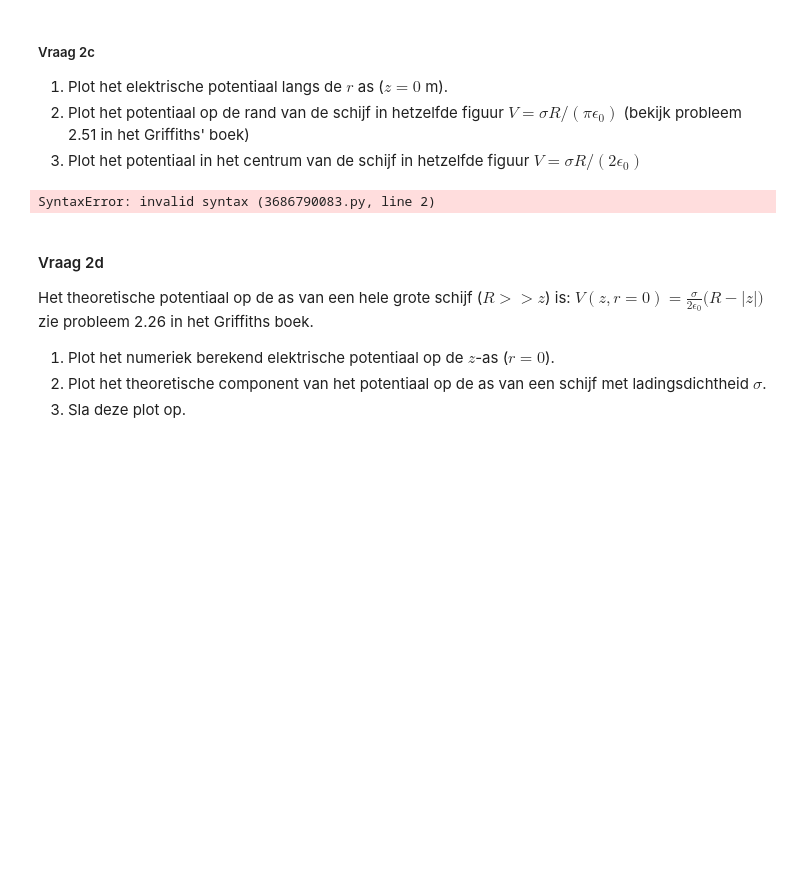
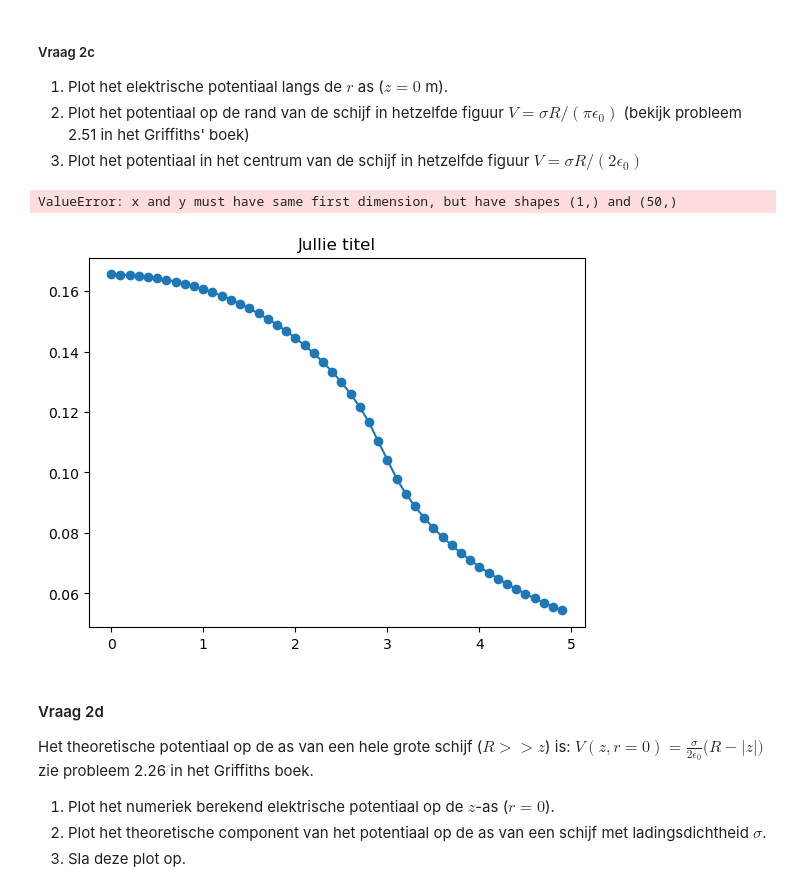
Before and after one commit to fKogelTU/opdrachten-DEF-D, a Jupyter notebook: DigitaleOntwerpopdrachten/1CondensatorOpdracht/CondensatorOntwerpopdracht.ipynb, the cells around one changed output. Drawn from its saved outputs; the diff is of its cells as text; code cells hidden in the pictures; blank space fills up the shorter version.

```diff
--- a/DigitaleOntwerpopdrachten/1CondensatorOpdracht/CondensatorOntwerpopdracht.ipynb
+++ b/DigitaleOntwerpopdrachten/1CondensatorOpdracht/CondensatorOntwerpopdracht.ipynb
@@ -155,23 +247,27 @@ Het aantal punten dat gebruikt wordt om de schijf te creëren is number_point_ch
 (bekijk probleem 2.51 in het Griffiths' boek)
 3. Plot het potentiaal in het centrum van de schijf in hetzelfde figuur $V = \sigma R/(2 \epsilon_0)$
 # %%
-# Vul deze code aan zodat deze vraag 2.3 beantwoord.
-idx_z_zero =
+# Vul deze code aan zodat deze vraag 2.3 beantwoordt.
+idx_z_zero = np.where(abs(z) < 1e-10)[0] # Dit stukje code is eigenlijk best wel slim (geleend)
 
-V_0 =  # potentiaal op r = 0
+V_0 = V[idx_z_zero][0] # potentiaal op r = 0
 
-V_R =  # potentiaal op de straal van de schijf
-r_R =  # straal van de schijf
+#V_R = V[idx_z_zero][np.where(abs(r - disk_radius) < 1e-9)[0]] # potentiaal op de straal van de schijf
+r_R =  disk_radius # straal van de schijf
+
+
+
 
 plt.title(f"Jullie titel")
-plt.plot(r, V, "o-", label="numeriek potentiaal")
-plt.plot(0, V_0, "c.", label="theoretisch potentiaal $r$=0 m")
-plt.plot(r_R, V_R, "c.", label="theoretisch potentiaal $r$=$R$ m")
+plt.plot(r, V_0, "o-", label="numeriek potentiaal")
+plt.plot(######hier doorgaan#######, V_0, "c.", label="theoretisch potentiaal $r$=0 m")
+#plt.plot(r_R, V_R, "c.", label="theoretisch potentiaal $r$=$R$ m")
 plt.legend()
 plt.xlabel("Een relevante eenheid")
 plt.ylabel("Een relevante eenheid")
 # %% [output]
-SyntaxError: invalid syntax (3686790083.py, line 2)
+ValueError: x and y must have same first dimension, but have shapes (1,) and (50,)
+[figure, added]
 # %% [markdown]
 #### Vraag 2d
 
```
Also changed, not shown: parts of 7 cells of this notebook.
